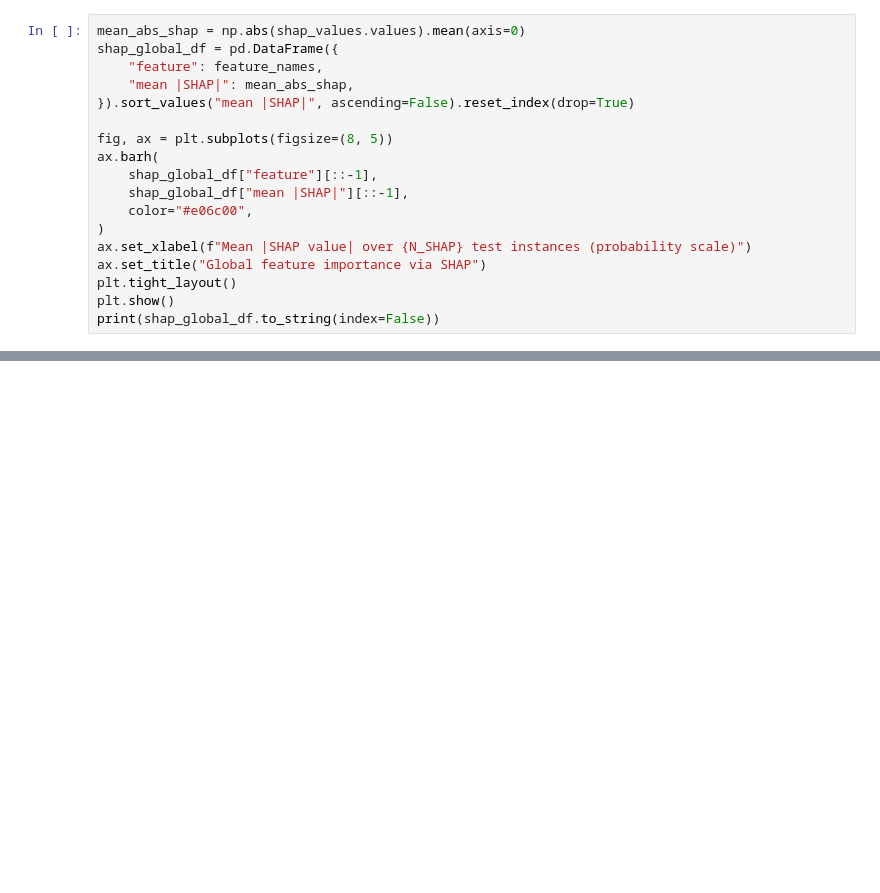
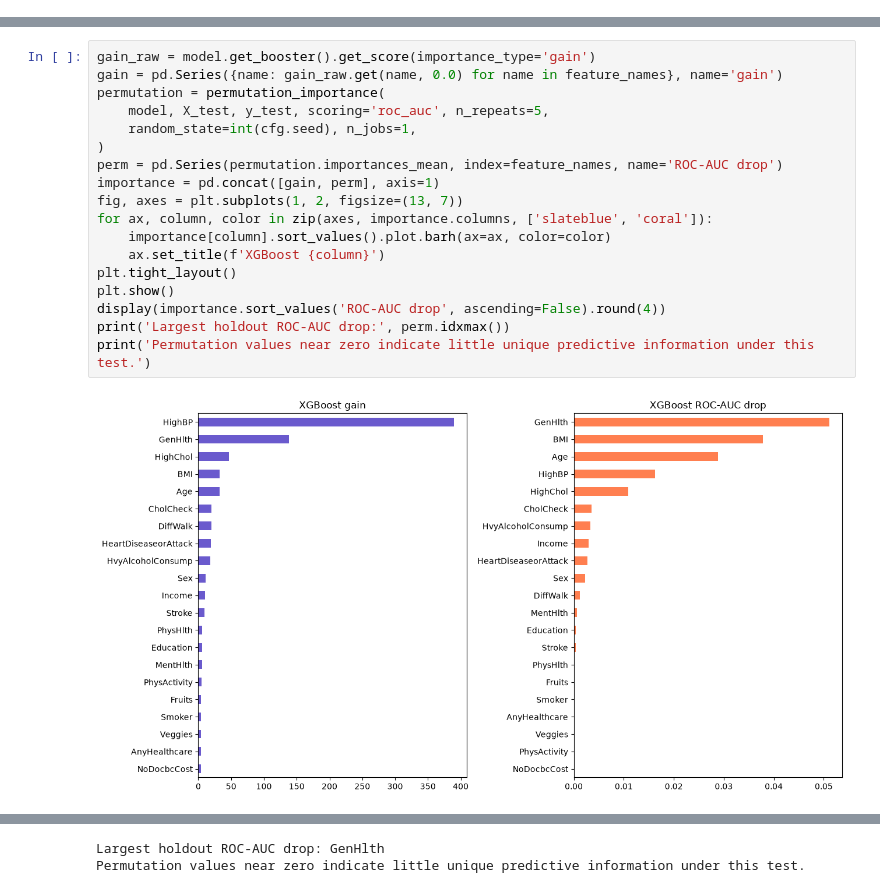
Before and after one commit to Stampe04/XAI_01, a Jupyter notebook: XGBOOST/xgboost.ipynb, the cells around one changed output, grey strips where cells are left out. Cells and saved outputs as stored; diff of their text form; blank space fills up the shorter version.

Commit message:
xgboost cleaned up

```diff
--- a/XGBOOST/xgboost.ipynb
+++ b/XGBOOST/xgboost.ipynb
@@ -329,18 +0,0 @@ Mean absolute SHAP values summarize each feature's average contribution magnitud
-# %%
-mean_abs_shap = np.abs(shap_values.values).mean(axis=0)
-shap_global_df = pd.DataFrame({
-    "feature": feature_names,
-    "mean |SHAP|": mean_abs_shap,
-}).sort_values("mean |SHAP|", ascending=False).reset_index(drop=True)
-
-fig, ax = plt.subplots(figsize=(8, 5))
-ax.barh(
-    shap_global_df["feature"][::-1],
-    shap_global_df["mean |SHAP|"][::-1],
-    color="#e06c00",
-)
-ax.set_xlabel(f"Mean |SHAP value| over {N_SHAP} test instances (probability scale)")
-ax.set_title("Global feature importance via SHAP")
-plt.tight_layout()
-plt.show()
-print(shap_global_df.to_string(index=False))
@@ -443,0 +58,20 @@ Spearman rank correlation: rho = 0.739, p = 0.0001
+# %%
+gain_raw = model.get_booster().get_score(importance_type='gain')
+gain = pd.Series({name: gain_raw.get(name, 0.0) for name in feature_names}, name='gain')
+permutation = permutation_importance(
+    model, X_test, y_test, scoring='roc_auc', n_repeats=5,
+    random_state=int(cfg.seed), n_jobs=1,
+)
+perm = pd.Series(permutation.importances_mean, index=feature_names, name='ROC-AUC drop')
+importance = pd.concat([gain, perm], axis=1)
+fig, axes = plt.subplots(1, 2, figsize=(13, 7))
+for ax, column, color in zip(axes, importance.columns, ['slateblue', 'coral']):
+    importance[column].sort_values().plot.barh(ax=ax, color=color)
+    ax.set_title(f'XGBoost {column}')
+plt.tight_layout()
+plt.show()
+display(importance.sort_values('ROC-AUC drop', ascending=False).round(4))
+print('Largest holdout ROC-AUC drop:', perm.idxmax())
+print('Permutation values near zero indicate little unique predictive information under this test.')
+# %% [output]
+[figure, added]
@@ -443,0 +95,2 @@ Spearman rank correlation: rho = 0.739, p = 0.0001
+Largest holdout ROC-AUC drop: GenHlth
+Permutation values near zero indicate little unique predictive information under this test.
```
Also changed, not shown: parts of 42 cells of this notebook, 4 other files.
